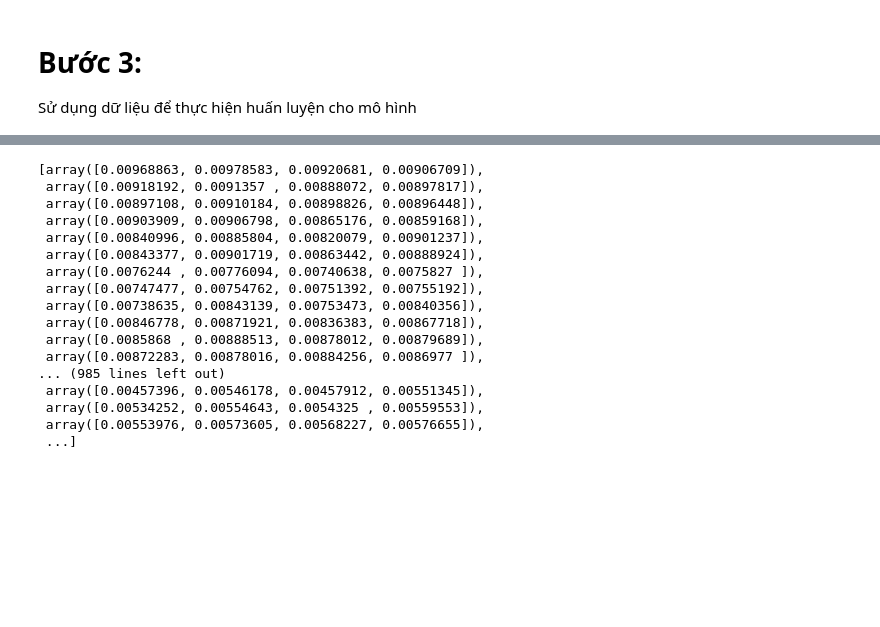
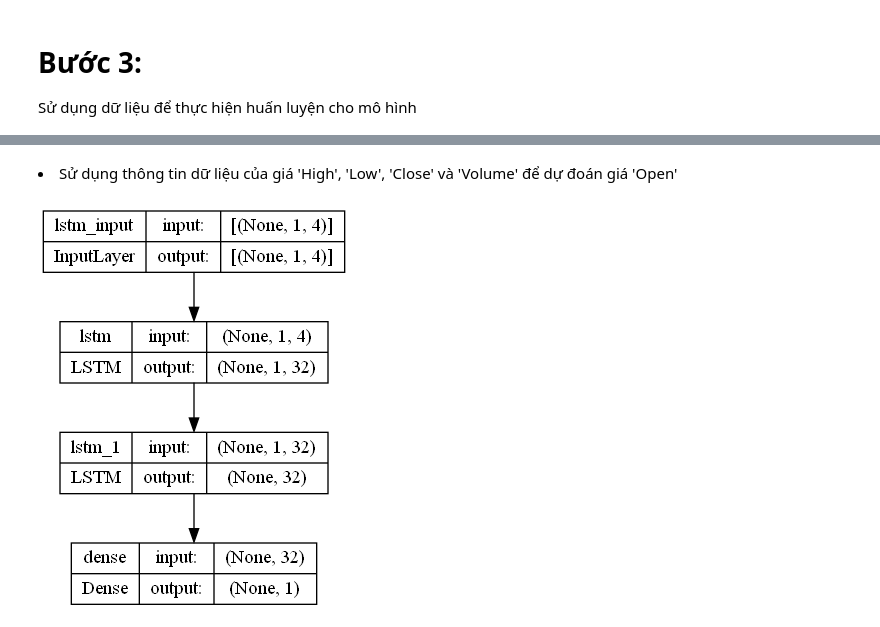
Before and after one commit to JohnsonAudreyRalph/Major_Assignment, a Jupyter notebook: Train_Data.ipynb, the cells around one changed output, grey strips where cells are left out. Saved outputs shown, nothing was run; the diff lists cells and outputs as text; code cells hidden in the pictures; blank space fills up the shorter version.

Commit message:
Hoàn thành quá trình huấn luyện

```diff
--- a/Train_Data.ipynb
+++ b/Train_Data.ipynb
@@ -165,13 +132,0 @@ array([[0.00653617, 0.00657581, 0.00633271, 0.0062642 ],
-# %%
-prediction_days = 30
-X_train, y_train = [], []
-for i in range(prediction_days, len(scaler_data)):
-    # X_train.append(scaler_data.iloc[i-prediction_days:i].values.flatten())
-    X_train.append(scaler_data[i-30:i].flatten())
-    # y_train.append(scaler_data.iloc[i].values)
-    y_train.append(scaler_data[i])
-# Chuyển đổi X và y thành mảng NumPy
-X_train, y_train = np.array(X_train), np.array(y_train)
-X_train = np.reshape(X_train, (X_train.shape[0], X_train.shape[1], 1))
-print('Kích thước của X:', X_train.shape)
-print('Kích thước của y:', y_train.shape)
@@ -201,20 +133,32 @@ X_train
-# %%
-y_train
-# %% [output]
-[array([0.00968863, 0.00978583, 0.00920681, 0.00906709]),
- array([0.00918192, 0.0091357 , 0.00888072, 0.00897817]),
- array([0.00897108, 0.00910184, 0.00898826, 0.00896448]),
- array([0.00903909, 0.00906798, 0.00865176, 0.00859168]),
- array([0.00840996, 0.00885804, 0.00820079, 0.00901237]),
- array([0.00843377, 0.00901719, 0.00863442, 0.00888924]),
- array([0.0076244 , 0.00776094, 0.00740638, 0.0075827 ]),
- array([0.00747477, 0.00754762, 0.00751392, 0.00755192]),
- array([0.00738635, 0.00843139, 0.00753473, 0.00840356]),
- array([0.00846778, 0.00871921, 0.00836383, 0.00867718]),
- array([0.0085868 , 0.00888513, 0.00878012, 0.00879689]),
- array([0.00872283, 0.00878016, 0.00884256, 0.0086977 ]),
-... (985 lines left out)
- array([0.00457396, 0.00546178, 0.00457912, 0.00551345]),
- array([0.00534252, 0.00554643, 0.0054325 , 0.00559553]),
- array([0.00553976, 0.00573605, 0.00568227, 0.00576655]),
- ...]
+# %% [markdown]
+<li>Sử dụng thông tin dữ liệu của giá 'High', 'Low', 'Close' và 'Volume' để dự đoán giá 'Open'</li>
+# %%
+features = ["High", "Low", "Close", "Volume"]
+output_var = pd.DataFrame(data["Open"])
+
+scaler = MinMaxScaler(feature_range=(0, 1))
+feature_transform = scaler.fit_transform(data[features])
+feature_transform = pd.DataFrame(columns=features, data=feature_transform, index=data.index)
+# %%
+# Chia tập dữ liệu thành các tập train và test
+timesplit = TimeSeriesSplit(n_splits=10)
+for train_index, test_index in timesplit.split(feature_transform):
+    X_train, X_test = feature_transform[:len(train_index)], feature_transform[len(train_index): (len(train_index)+len(test_index))]
+    y_train, y_test = output_var[1:len(train_index)+1].values.ravel(), output_var[len(train_index)+1: (len(train_index)+len(test_index)+1)].values.ravel()
+    X_test = X_test[:-1]
+# %%
+# Chuyển đổi dữ liệu thành dạng phù hợp cho LSTM
+trainX = np.array(X_train)
+testX = np.array(X_test)
+X_train = trainX.reshape(X_train.shape[0], 1, X_train.shape[1])
+X_test = testX.reshape(X_test.shape[0], 1, X_test.shape[1])
+# %%
+# Xây dựng mô hình LSTM
+model = Sequential()
+model.add(LSTM(32, input_shape=(X_train.shape[1], X_train.shape[2]), activation="relu", return_sequences=True))
+model.add(LSTM(32, activation="relu"))
+model.add(Dense(1))
+model.compile(loss="mean_squared_error", optimizer="adam")
+plot_model(model, show_shapes=True, show_layer_names=True)
+# %% [output]
+[figure, added]
```
Also changed, not shown: parts of 42 cells of this notebook, 7 other files.
